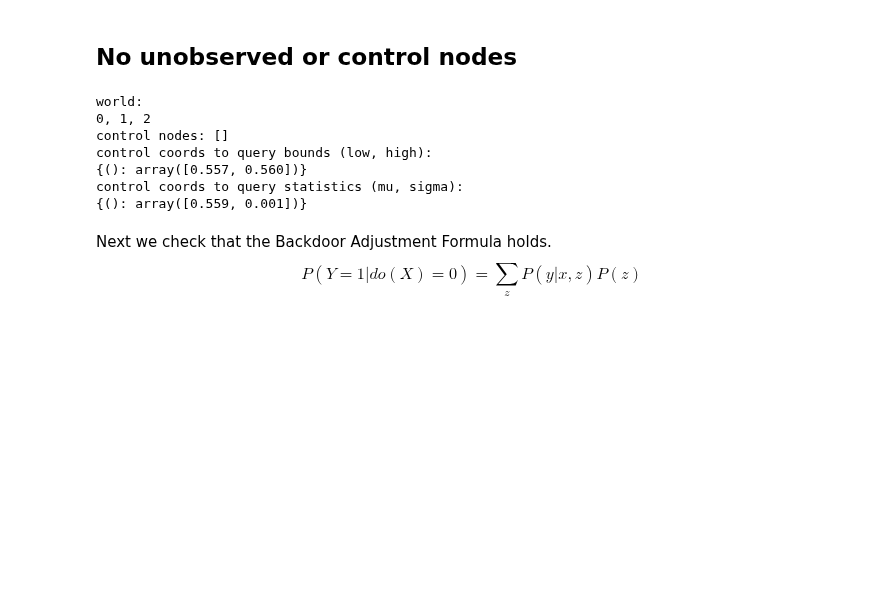
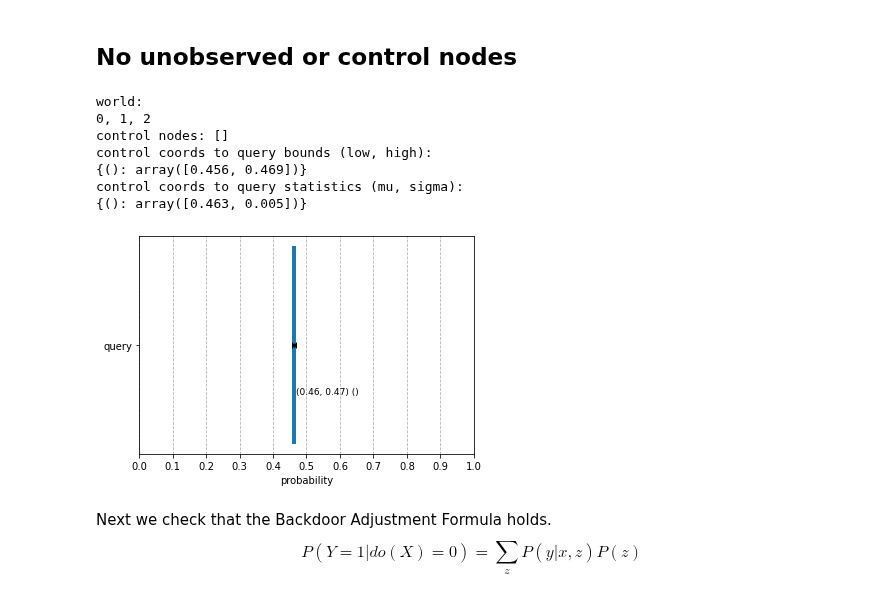
Before and after one commit to rrtucci/JudeasRx, a Jupyter notebook: jupyter_notebooks/identifiability_backdoor.ipynb, the cells around one changed output. Cells and saved outputs as stored; diff of their text form; code cells hidden in the pictures; blank space fills up the shorter version.

```diff
--- a/jupyter_notebooks/identifiability_backdoor.ipynb
+++ b/jupyter_notebooks/identifiability_backdoor.ipynb
@@ -183,25 +191,29 @@ control coords to query statistics (mu, sigma):
 # %%
 trol_list = []
 unobs_nd_list = []
 doX_bnet.set_trol_and_unobs_nodes(trol_list, unobs_nd_list)
 checker = IdentifiabilityChecker.IdentifiabilityChecker(doX_bnet,
                           num_1world_samples=10000,
                           num_worlds=3)
 checker.set_query_bds_and_stats()
 print("control nodes:",
       [nd.name for nd in checker.trol_list])
 print("control coords to query bounds (low, high):")
 pprint(dict(checker.get_query_bds()))
 print("control coords to query statistics (mu, sigma):")
 pprint(dict(checker.get_query_stats()))
+Plotter_nz.plot_query_bds(checker.get_query_bds(),
+    zname_to_query_stats=checker.get_query_stats(),
+    horizontal=True)
 # %% [output]
 world:
 0, 1, 2
 control nodes: []
 control coords to query bounds (low, high):
-{(): array([0.557, 0.560])}
+{(): array([0.456, 0.469])}
 control coords to query statistics (mu, sigma):
-{(): array([0.559, 0.001])}
+{(): array([0.463, 0.005])}
+[figure, added]
 # %% [markdown]
 Next we check that the Backdoor Adjustment Formula holds.
 $$P(Y=1|do(X)=0) = \sum_z P(y|x,z)P(z)$$
```
Also changed, not shown: parts of 6 cells of this notebook, 4 other files.
